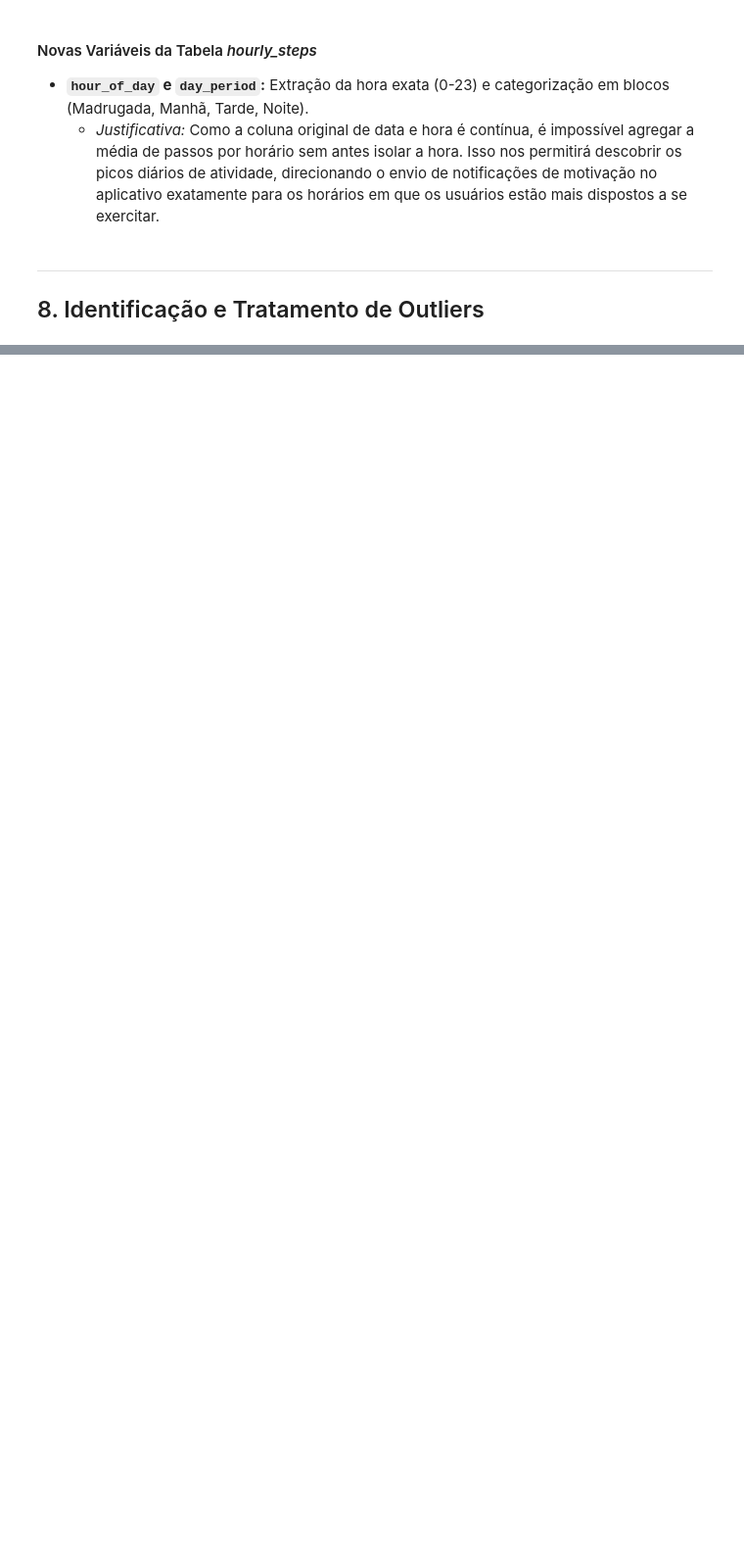
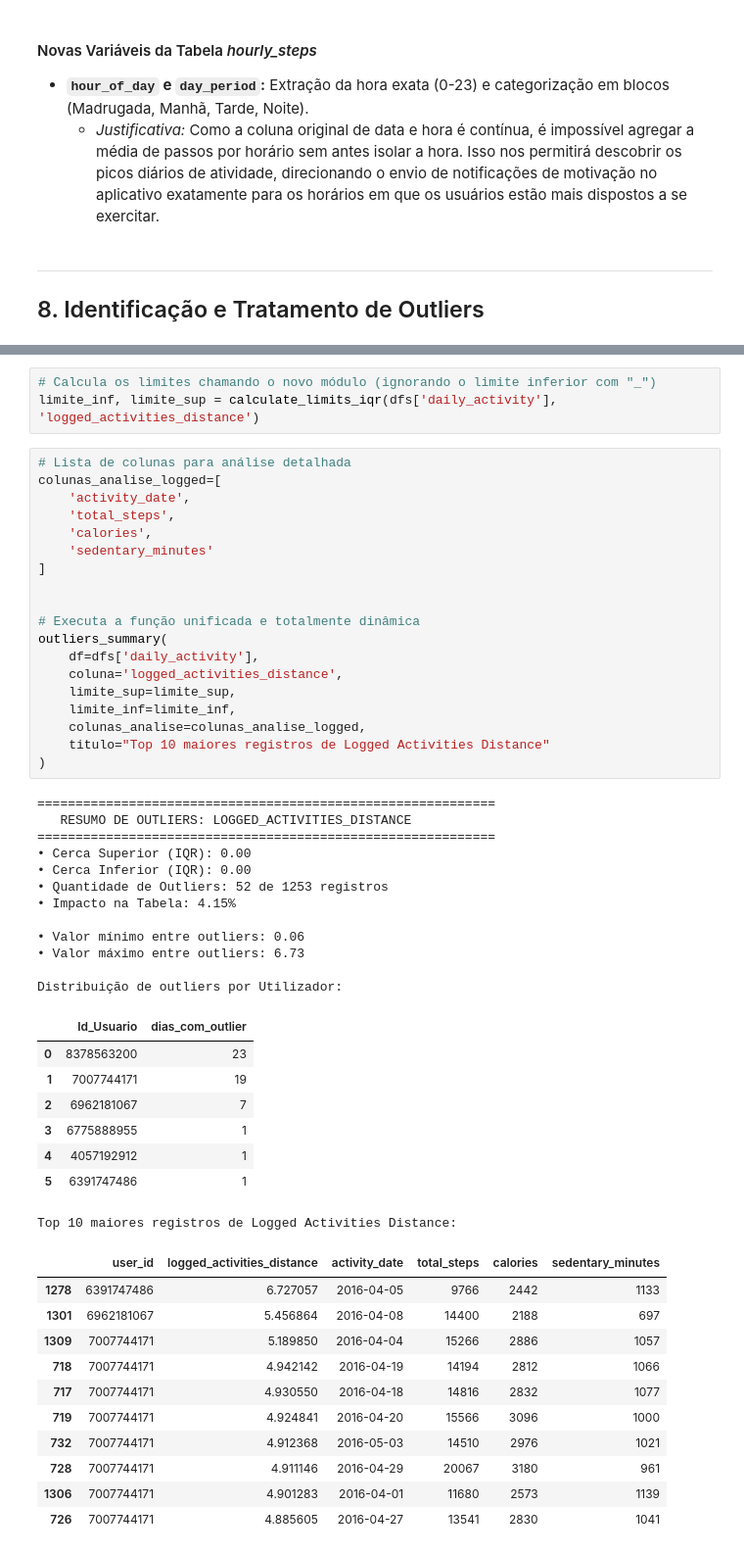
Before and after one commit to AleCecilio/bellabeat_data_analysis, a Jupyter notebook: notebooks/02_data_cleaning.ipynb, the cells around one changed output, grey strips where cells are left out. Shown at 98% size. Saved outputs shown, nothing was run; the diff lists cells and outputs as text; blank space fills up the shorter version.

```diff
--- a/notebooks/02_data_cleaning.ipynb
+++ b/notebooks/02_data_cleaning.ipynb
@@ -850,0 +1019,54 @@ dfs['hourly_steps'][[
+# %%
+# Calcula os limites chamando o novo módulo (ignorando o limite inferior com "_")
+limite_inf, limite_sup = calculate_limits_iqr(dfs['daily_activity'], 'logged_activities_distance')
+# %%
+# Lista de colunas para análise detalhada
+colunas_analise_logged=[
+    'activity_date',
+    'total_steps',
+    'calories',
+    'sedentary_minutes'
+]
+
+
+# Executa a função unificada e totalmente dinâmica
+outliers_summary(
+    df=dfs['daily_activity'],
+    coluna='logged_activities_distance',
+    limite_sup=limite_sup,
+    limite_inf=limite_inf,
+    colunas_analise=colunas_analise_logged,
+    titulo="Top 10 maiores registros de Logged Activities Distance"
+)
+# %% [output]
+============================================================
+   RESUMO DE OUTLIERS: LOGGED_ACTIVITIES_DISTANCE
+============================================================
+• Cerca Superior (IQR): 0.00
+• Cerca Inferior (IQR): 0.00
+• Quantidade de Outliers: 52 de 1253 registros
+• Impacto na Tabela: 4.15%
+
+• Valor mínimo entre outliers: 0.06
+• Valor máximo entre outliers: 6.73
+
+Distribuição de outliers por Utilizador:
+|  | Id_Usuario | dias_com_outlier |
+| 0 | 8378563200 | 23 |
+| 1 | 7007744171 | 19 |
+| 2 | 6962181067 | 7 |
+| 3 | 6775888955 | 1 |
+| 4 | 4057192912 | 1 |
+| 5 | 6391747486 | 1 |
+Top 10 maiores registros de Logged Activities Distance:
+|  | user_id | logged_activities_distance | activity_date | total_steps | calories | sedentary_minutes |
+| 1278 | 6391747486 | 6.727057 | 2016-04-05 | 9766 | 2442 | 1133 |
+| 1301 | 6962181067 | 5.456864 | 2016-04-08 | 14400 | 2188 | 697 |
+| 1309 | 7007744171 | 5.189850 | 2016-04-04 | 15266 | 2886 | 1057 |
+| 718 | 7007744171 | 4.942142 | 2016-04-19 | 14194 | 2812 | 1066 |
+| 717 | 7007744171 | 4.930550 | 2016-04-18 | 14816 | 2832 | 1077 |
+| 719 | 7007744171 | 4.924841 | 2016-04-20 | 15566 | 3096 | 1000 |
+| 732 | 7007744171 | 4.912368 | 2016-05-03 | 14510 | 2976 | 1021 |
+| 728 | 7007744171 | 4.911146 | 2016-04-29 | 20067 | 3180 | 961 |
+| 1306 | 7007744171 | 4.901283 | 2016-04-01 | 11680 | 2573 | 1139 |
+| 726 | 7007744171 | 4.885605 | 2016-04-27 | 13541 | 2830 | 1041 |
```
Also changed, not shown: parts of 13 cells of this notebook, 3 other files.
